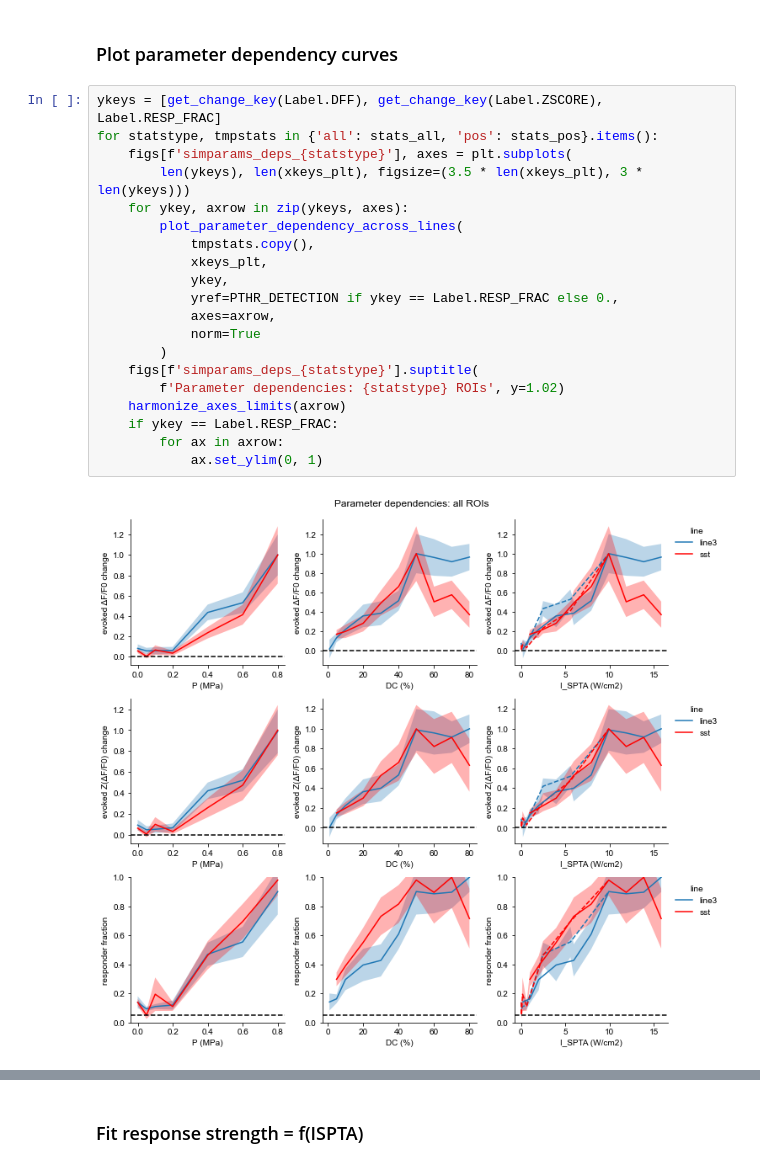
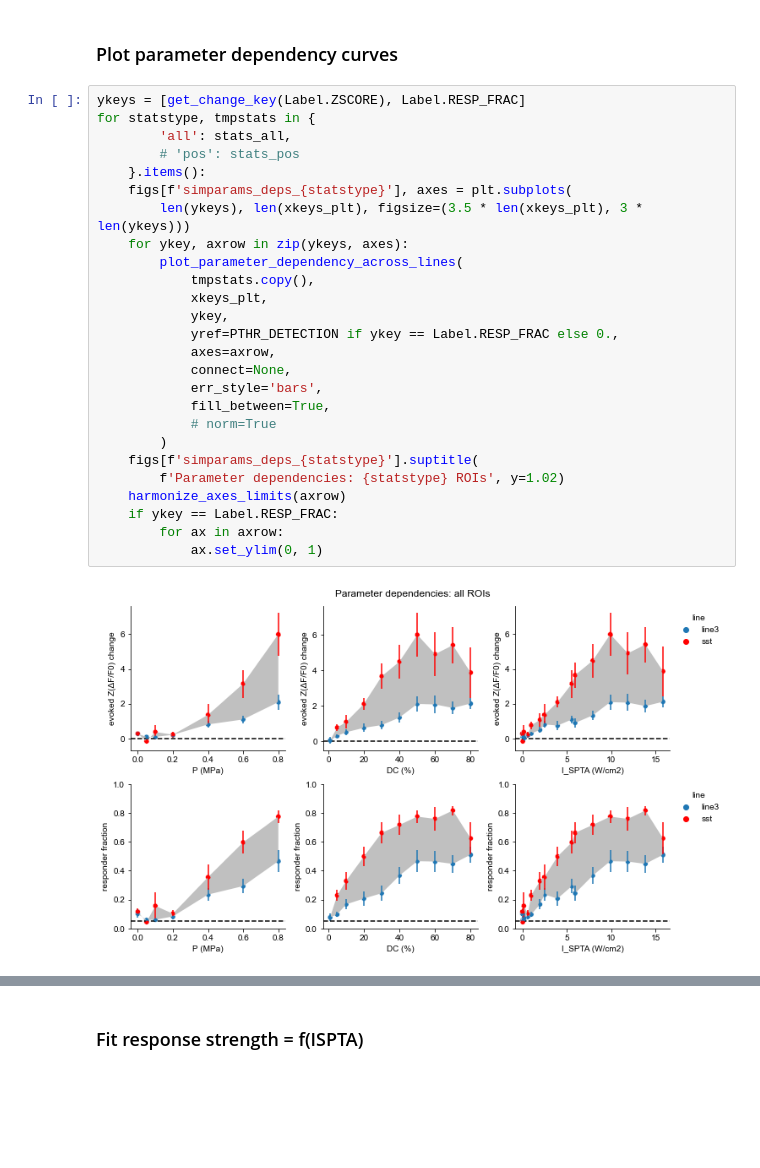
Before and after one commit to shohamlab/usnm2p, a Jupyter notebook: main_analysis.ipynb, the cells around one changed output, grey strips where cells are left out. Drawn from its saved outputs; the diff is of its cells as text; blank space fills up the shorter version.

```diff
--- a/main_analysis.ipynb
+++ b/main_analysis.ipynb
@@ -123,24 +123,30 @@ for ax, (line, gdata) in zip(axes, groups):
 # %% [markdown]
 ### Plot parameter dependency curves
 # %%
-ykeys = [get_change_key(Label.DFF), get_change_key(Label.ZSCORE), Label.RESP_FRAC]
-for statstype, tmpstats in {'all': stats_all, 'pos': stats_pos}.items():
+ykeys = [get_change_key(Label.ZSCORE), Label.RESP_FRAC]
+for statstype, tmpstats in {
+        'all': stats_all,
+        # 'pos': stats_pos
+    }.items():
     figs[f'simparams_deps_{statstype}'], axes = plt.subplots(
         len(ykeys), len(xkeys_plt), figsize=(3.5 * len(xkeys_plt), 3 * len(ykeys)))
     for ykey, axrow in zip(ykeys, axes):
         plot_parameter_dependency_across_lines(
             tmpstats.copy(),
             xkeys_plt,
             ykey,
             yref=PTHR_DETECTION if ykey == Label.RESP_FRAC else 0.,
             axes=axrow,
-            norm=True
+            connect=None,
+            err_style='bars',
+            fill_between=True,
+            # norm=True
         )
     figs[f'simparams_deps_{statstype}'].suptitle(
         f'Parameter dependencies: {statstype} ROIs', y=1.02)
     harmonize_axes_limits(axrow)
     if ykey == Label.RESP_FRAC:
         for ax in axrow:
             ax.set_ylim(0, 1)
 # %% [output]
-[figure, old version]
+[figure, new version]
```
Also changed, not shown: parts of 8 cells of this notebook, 5 other files.
